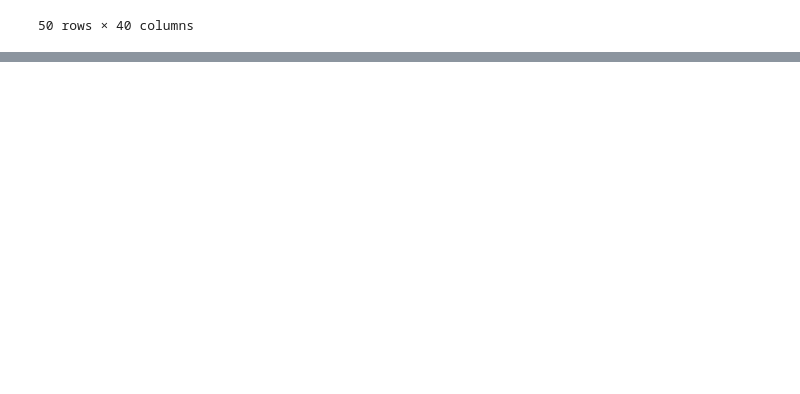
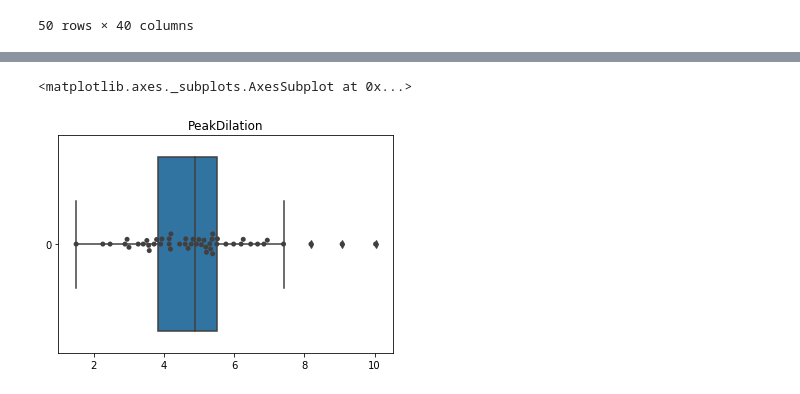
Before and after one commit to RodolfoFerro/Pupil, a Jupyter notebook: scripts/Decision Tree.ipynb, the cells around one changed output, grey strips where cells are left out. Saved outputs shown, nothing was run; the diff lists cells and outputs as text; code cells hidden in the pictures; blank space fills up the shorter version.

```diff
--- a/scripts/Decision Tree.ipynb
+++ b/scripts/Decision Tree.ipynb
@@ -104,0 +121,7 @@ SVG(svg_img)
+# %%
+plt.title("PeakDilation")
+sns.boxplot(data=features[:,3], orient='h')
+sns.swarmplot(data=features[:,3], orient='h', color='0.25')
+# %% [output]
+<matplotlib.axes._subplots.AxesSubplot at 0x...>
+[figure, added]
```
Also changed, not shown: parts of 6 cells of this notebook, 4 other files.
